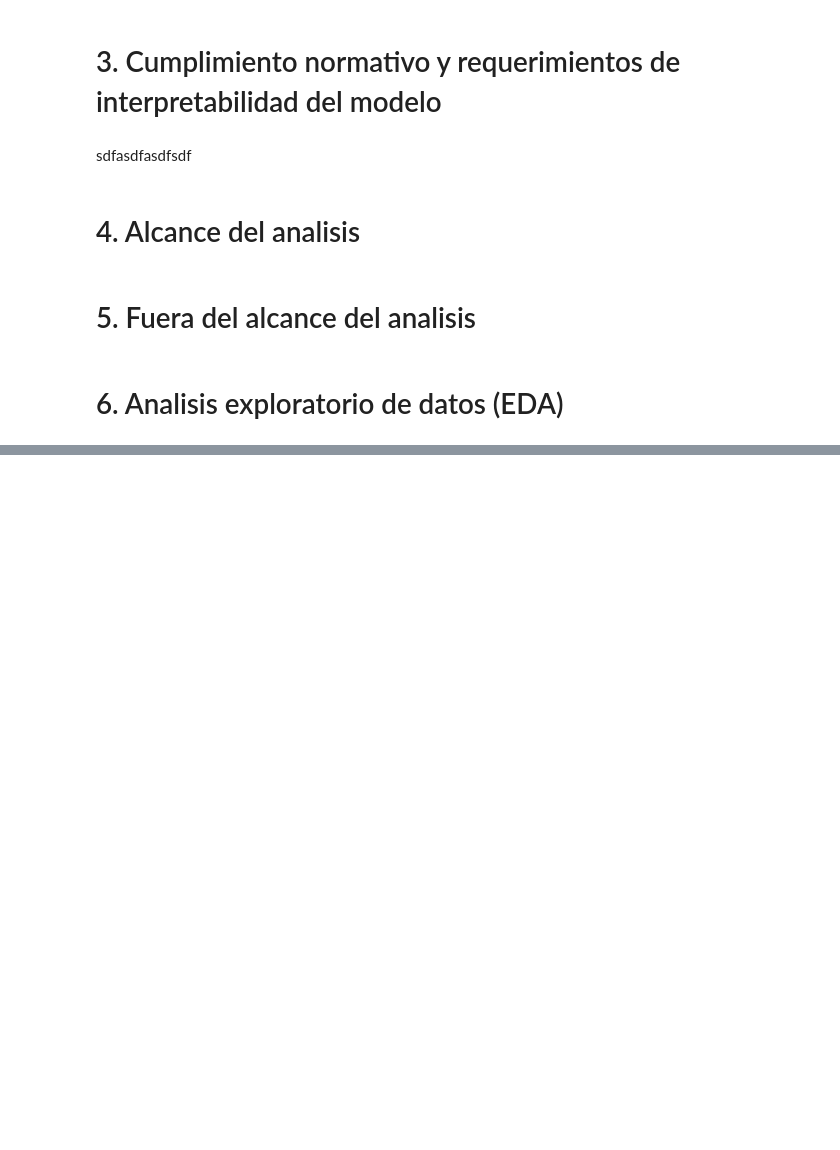
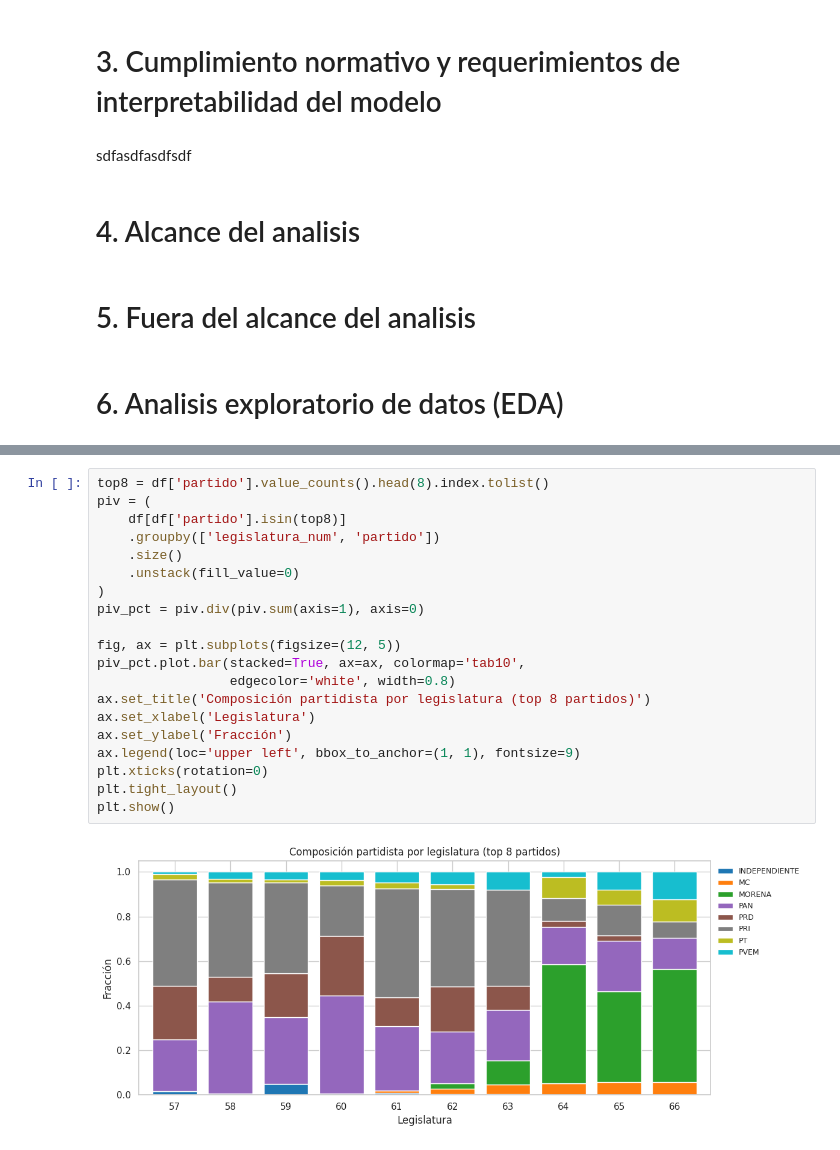
Before and after one commit to AngelsalamancaCar/diputrax, a Jupyter notebook: notebooks/diputrax.ipynb, the cells around one changed output, grey strips where cells are left out. Cells and saved outputs as stored; diff of their text form; blank space fills up the shorter version.

```diff
--- a/notebooks/diputrax.ipynb
+++ b/notebooks/diputrax.ipynb
@@ -800,0 +917,22 @@ print(f'Columns with nulls: {len(miss_nonzero)}')
+# %%
+top8 = df['partido'].value_counts().head(8).index.tolist()
+piv = (
+    df[df['partido'].isin(top8)]
+    .groupby(['legislatura_num', 'partido'])
+    .size()
+    .unstack(fill_value=0)
+)
+piv_pct = piv.div(piv.sum(axis=1), axis=0)
+
+fig, ax = plt.subplots(figsize=(12, 5))
+piv_pct.plot.bar(stacked=True, ax=ax, colormap='tab10',
+                 edgecolor='white', width=0.8)
+ax.set_title('Composición partidista por legislatura (top 8 partidos)')
+ax.set_xlabel('Legislatura')
+ax.set_ylabel('Fracción')
+ax.legend(loc='upper left', bbox_to_anchor=(1, 1), fontsize=9)
+plt.xticks(rotation=0)
+plt.tight_layout()
+plt.show()
+# %% [output]
+[figure, added]
```
Also changed, not shown: parts of 34 cells of this notebook, 2 other files.
